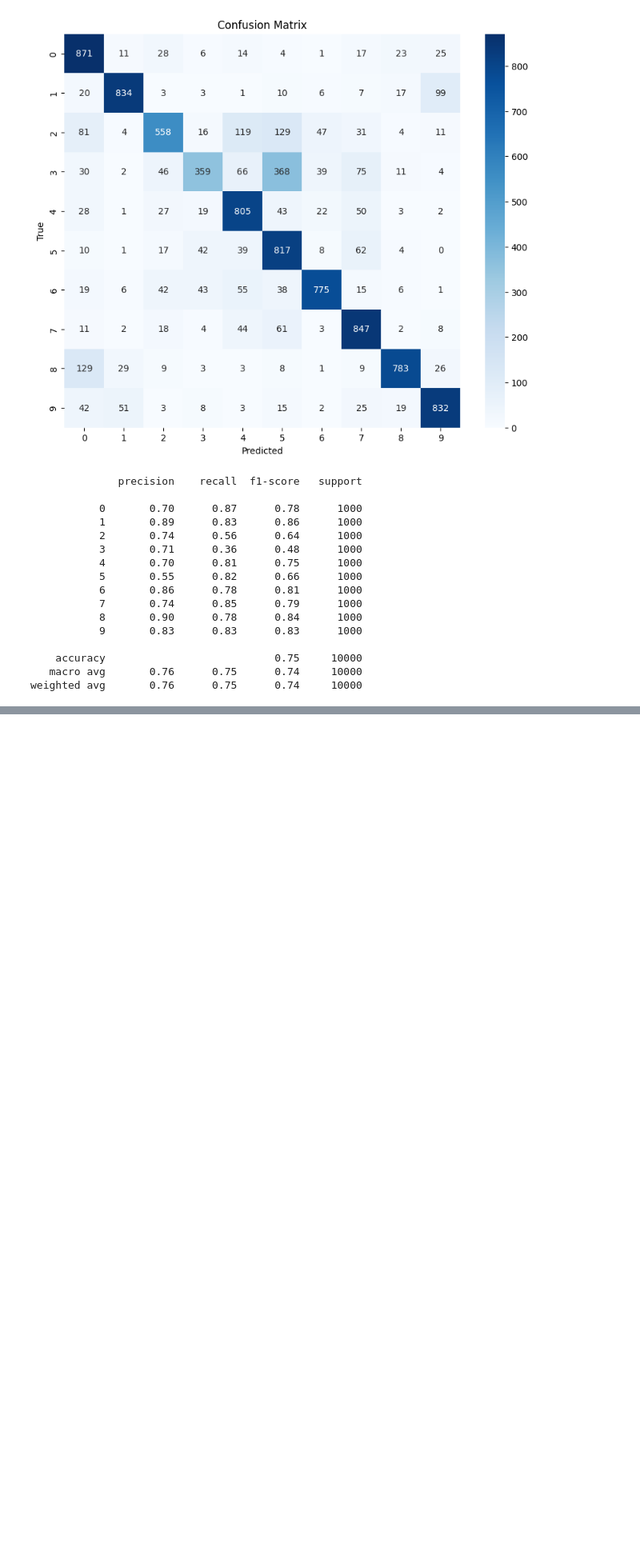
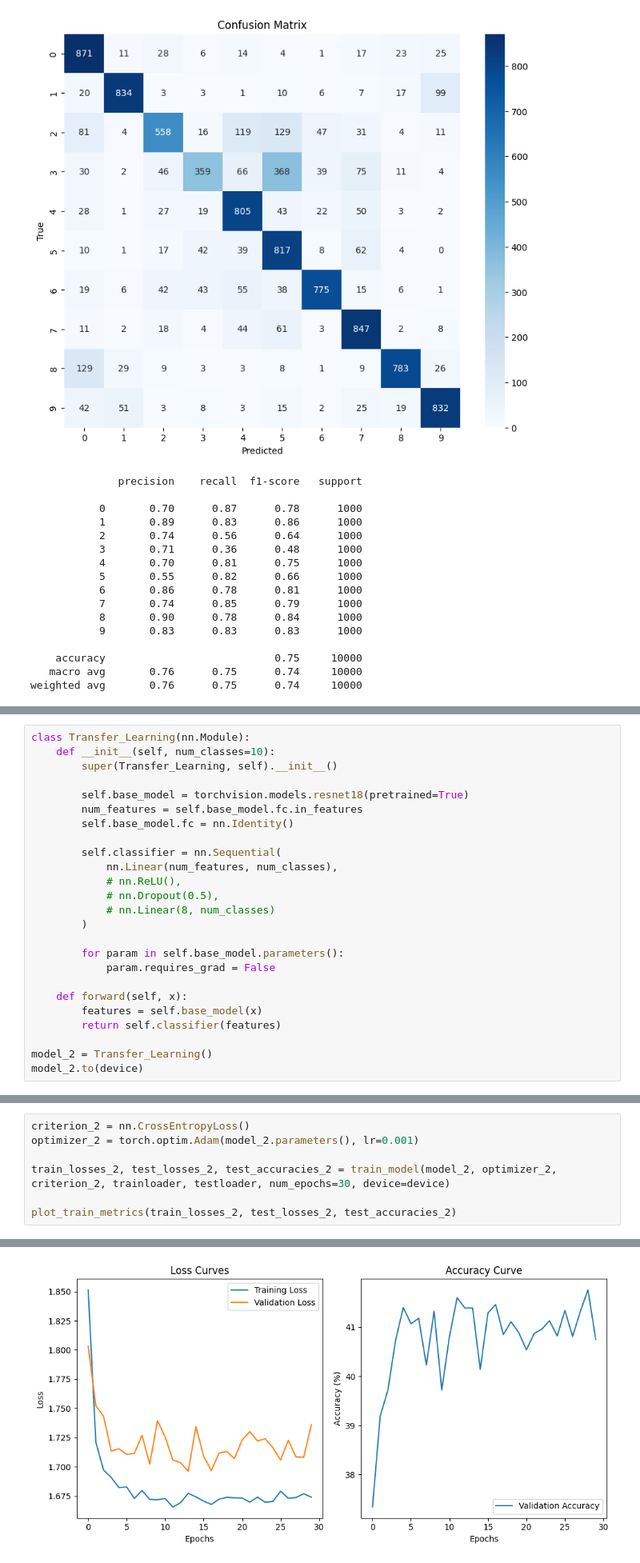
Before and after one commit to pranav-vish/PyTorch-Refresher, a Jupyter notebook: cifar_exploration.ipynb, the cells around one changed output, grey strips where cells are left out. Shown: that part at 80% size. Drawn from its saved outputs; the diff is of its cells as text; blank space fills up the shorter version.

Commit message:
Update exploration and learning notebooks

```diff
--- a/cifar_exploration.ipynb
+++ b/cifar_exploration.ipynb
@@ -229,0 +275,25 @@ weighted avg       0.76      0.75      0.74     10000
+# %%
+class Transfer_Learning(nn.Module):
+    def __init__(self, num_classes=10):
+        super(Transfer_Learning, self).__init__()
+
+        self.base_model = torchvision.models.resnet18(pretrained=True)
+        num_features = self.base_model.fc.in_features
+        self.base_model.fc = nn.Identity()
+
+        self.classifier = nn.Sequential(
+            nn.Linear(num_features, num_classes),
+            # nn.ReLU(),
+            # nn.Dropout(0.5),
+            # nn.Linear(8, num_classes)
+        )
+
+        for param in self.base_model.parameters():
+            param.requires_grad = False
+
+    def forward(self, x):
+        features = self.base_model(x)
+        return self.classifier(features)
+
+model_2 = Transfer_Learning()
+model_2.to(device)
@@ -229,0 +338,8 @@ weighted avg       0.76      0.75      0.74     10000
+# %%
+criterion_2 = nn.CrossEntropyLoss()
+optimizer_2 = torch.optim.Adam(model_2.parameters(), lr=0.001)
+
+train_losses_2, test_losses_2, test_accuracies_2 = train_model(model_2, optimizer_2, criterion_2, trainloader, testloader, num_epochs=30, device=device)
+
+plot_train_metrics(train_losses_2, test_losses_2, test_accuracies_2)
+# %% [output]
@@ -229,0 +363 @@ weighted avg       0.76      0.75      0.74     10000
+[figure, added]
```
Also changed, not shown: parts of 9 cells of this notebook, 1 other file.
